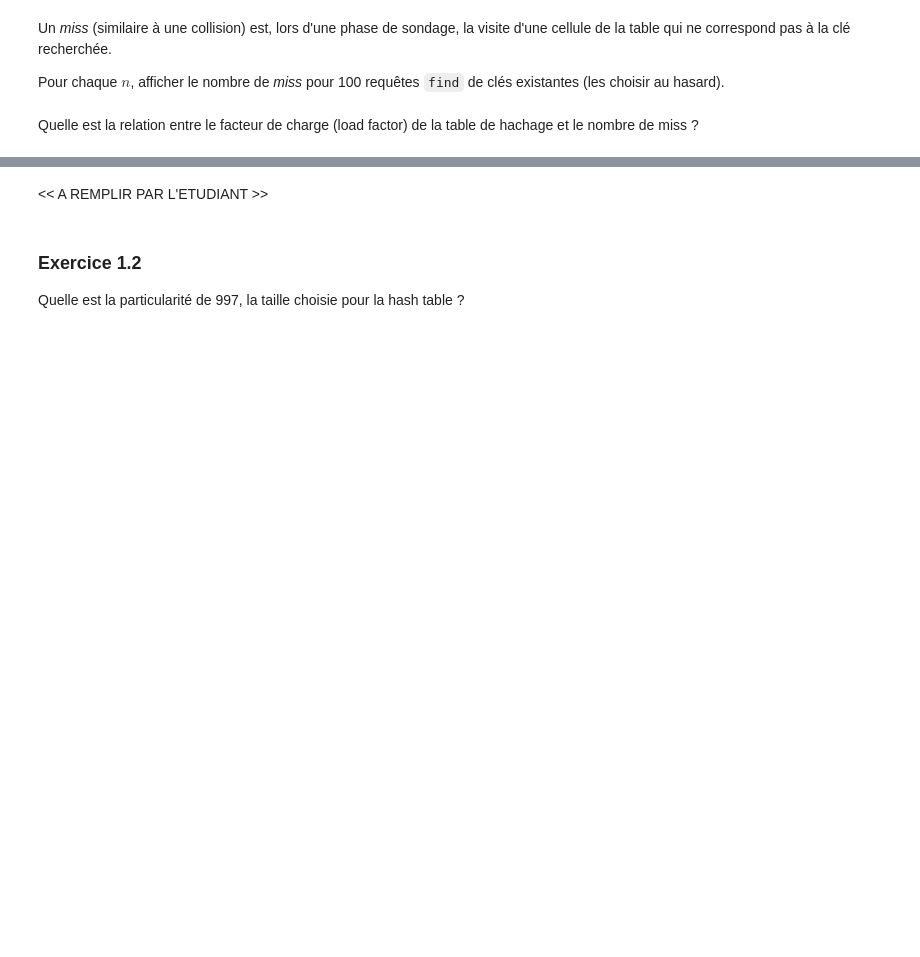
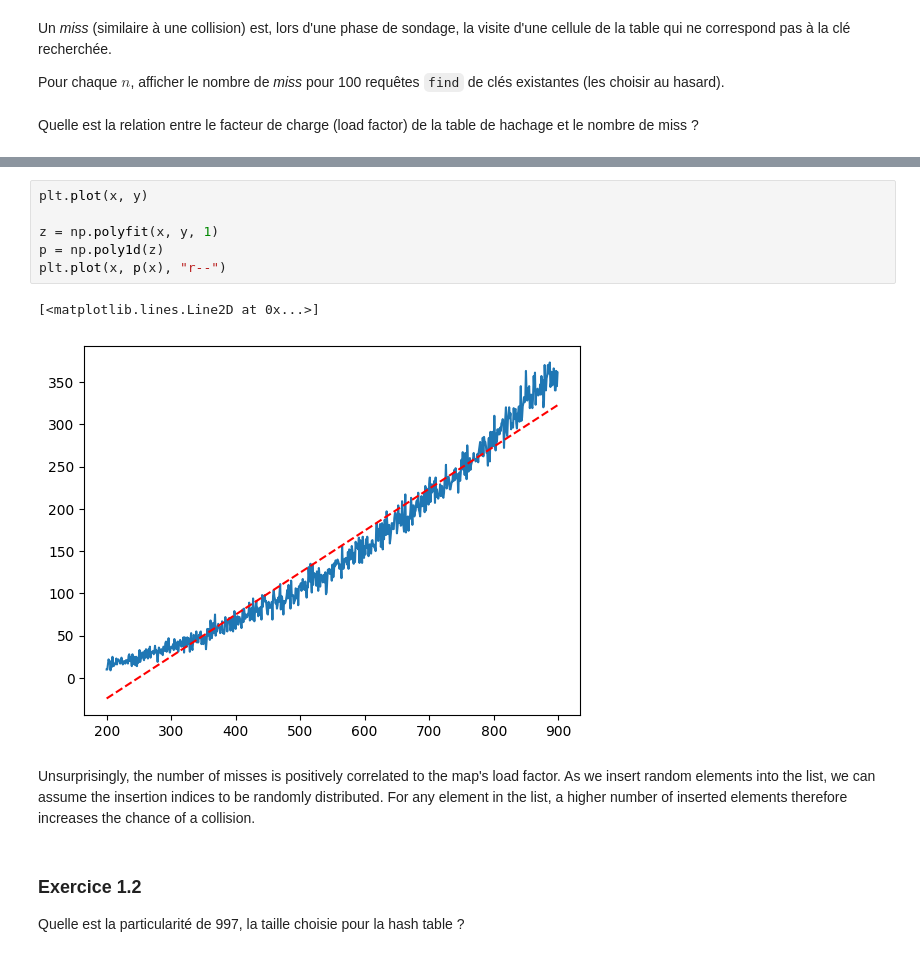
Before and after one commit to darmangerd/data-and-algorithms, a Jupyter notebook: 2024_Serie10_Etud_FR_Radomski_Darmanger.ipynb, the cells around one changed output, grey strips where cells are left out. Cells and saved outputs as stored; diff of their text form; blank space fills up the shorter version.

```diff
--- a/2024_Serie10_Etud_FR_Radomski_Darmanger.ipynb
+++ b/2024_Serie10_Etud_FR_Radomski_Darmanger.ipynb
@@ -247,5 +453,16 @@ Quelle est la relation entre le facteur de charge (load factor) de la table de h
+# %%
+plt.plot(x, y)
+
+z = np.polyfit(x, y, 1)
+p = np.poly1d(z)
+plt.plot(x, p(x), "r--")
+# %% [output]
+[<matplotlib.lines.Line2D at 0x...>]
+[figure, added]
 # %% [markdown]
-<< A REMPLIR PAR L'ETUDIANT >>
+Unsurprisingly, the number of misses is positively correlated to the map's load factor.
+As we insert random elements into the list, we can assume the insertion indices to be randomly distributed.
+For any element in the list, a higher number of inserted elements therefore increases the chance of a collision.
 # %% [markdown]
 ### Exercice 1.2
 Quelle est la particularité de 997, la taille choisie pour la hash table ?
```
Also changed, not shown: parts of 7 cells of this notebook.
